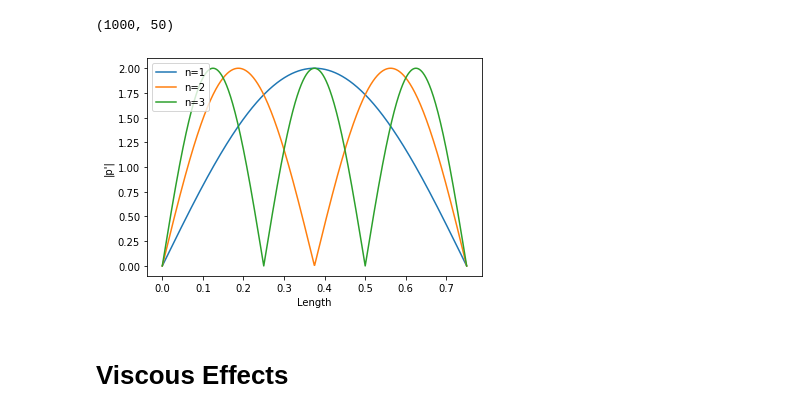
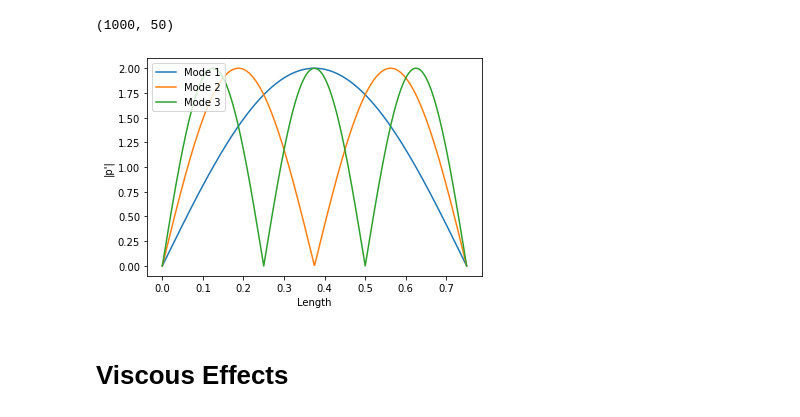
Before and after one commit to kyubin-l/fyp, a Jupyter notebook: acoustic-modes.ipynb, the cells around one changed output. Drawn from its saved outputs; the diff is of its cells as text; code cells hidden in the pictures.

```diff
--- a/acoustic-modes.ipynb
+++ b/acoustic-modes.ipynb
@@ -66,26 +68,26 @@ def p_fluc(k, Boundary=0):
     x = np.linspace(0, L, 1000)[..., np.newaxis]
 
     if Boundary == 0:
-        return np.exp((-j*k*x)) + 1/Ru*e**(j*k*x) # using BC and x = 0
+        return e**((-j*k*x)) + 1/Ru*e**(j*k*x) # using BC and x = 0
     elif Boundary == 1:
-        return np.exp((-j*k*x)) + Rd*e**(-2*j*k*L)*e**(j*k*x) # using BC at x = L
+        return e**((-j*k*x)) + Rd*e**(-2*j*k*L)*e**(j*k*x) # using BC at x = L
 # %%
 p = p_fluc(w_n/c, 0)
 p.shape
 # %% [output]
 (1000, 50)
 # %%
-def plot_modes(p_prime, n):
-    labels = [str(f"n={i}") for i in range(1, n+1)]
-    plt.plot(x, np.abs(p_prime[:,:n]), label = labels)
+def plot_modes(p_prime, labels=None):
+    x = np.linspace(0, L, 1000)[..., np.newaxis]
+    plt.plot(x, np.abs(p_prime), label = labels)
     plt.ylabel('|p\'|')
     plt.xlabel('Length')
     plt.legend(loc='upper left')
     plt.show()
 # %%
-plot_modes(p, 3)
+plot_modes(p[:,:3], ['Mode 1', 'Mode 2', 'Mode 3'])
 # %% [output]
-[figure, old version]
+[figure, new version]
 # %% [markdown]
 # Viscous Effects
 # %% [markdown]
```
Also changed, not shown: parts of 11 cells of this notebook, 1 other file.
